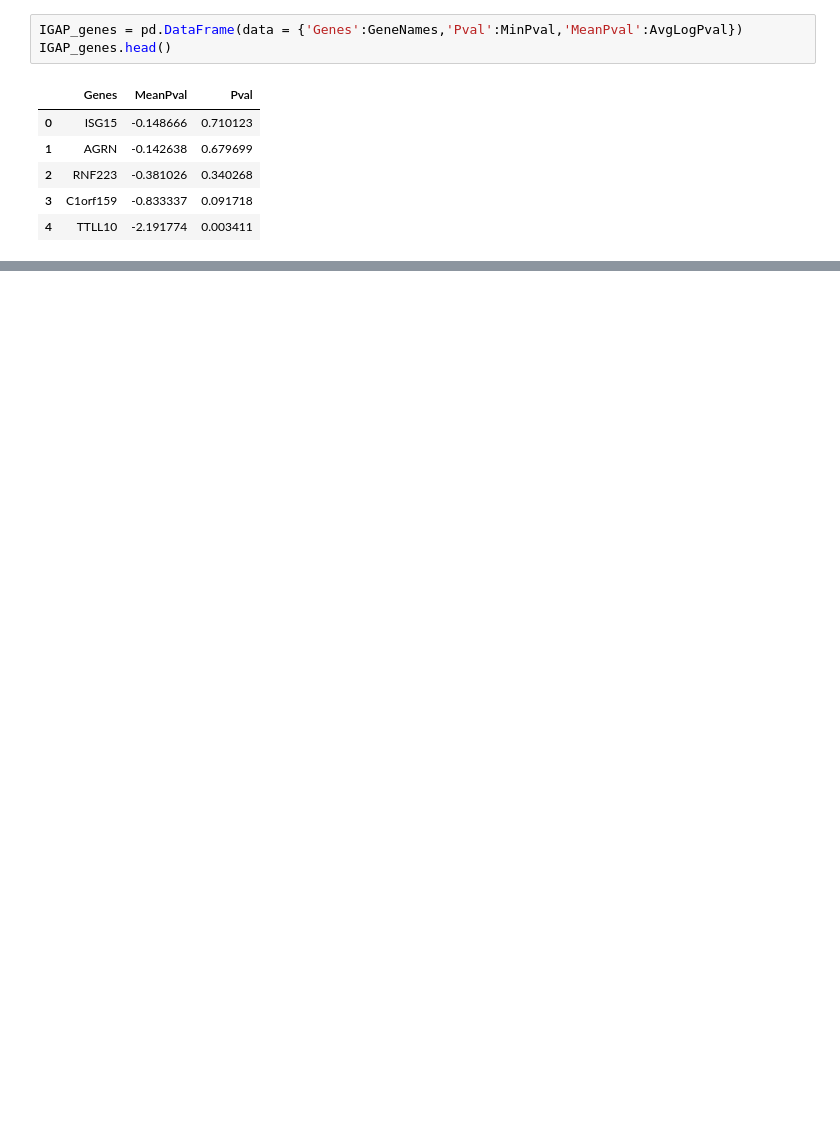
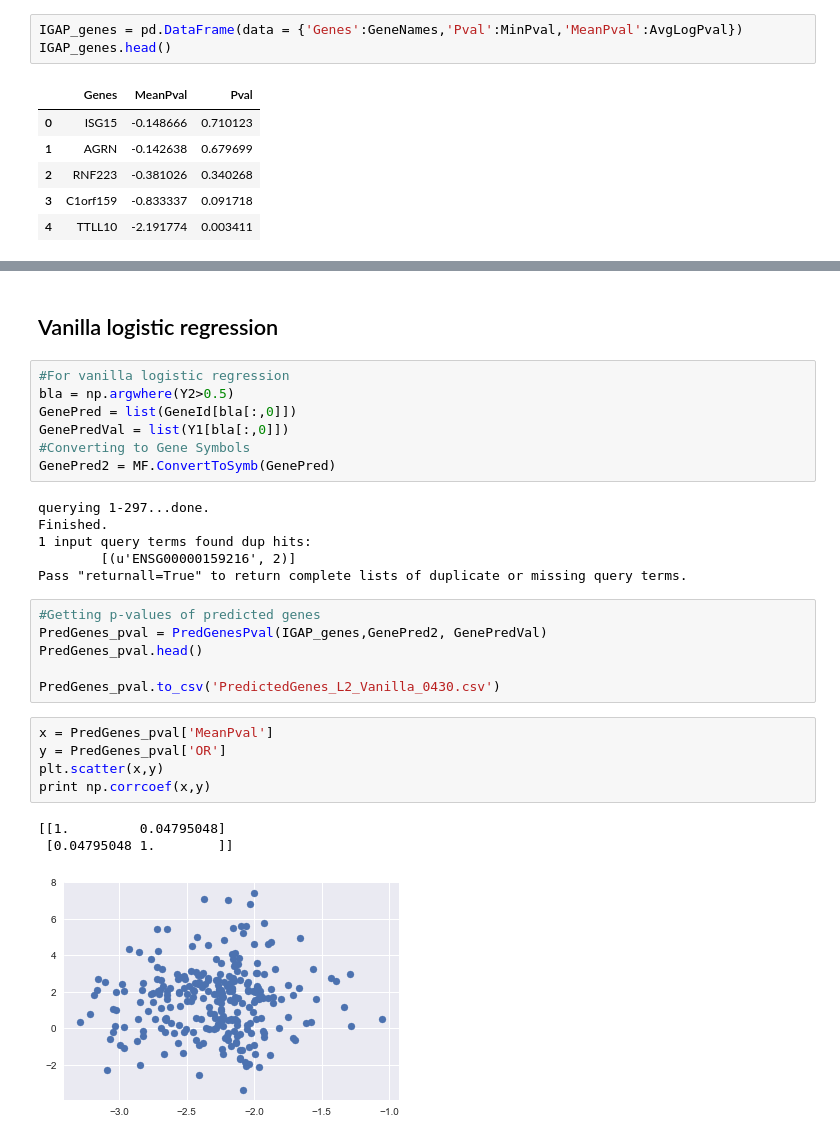
Before and after one commit to mukhes3/AMP-AD_Driver_Prediction_Engine, a Jupyter notebook: SemisupPredictor/IterativeSemisupervision.ipynb, the cells around one changed output, grey strips where cells are left out. Saved outputs shown, nothing was run; the diff lists cells and outputs as text; blank space fills up the shorter version.

```diff
--- a/SemisupPredictor/IterativeSemisupervision.ipynb
+++ b/SemisupPredictor/IterativeSemisupervision.ipynb
@@ -246,0 +282,30 @@ Ttest_indResult(statistic=2.0722890166209105, pvalue=0.038252713178450304)
+# %% [markdown]
+## Vanilla logistic regression
+# %%
+#For vanilla logistic regression
+bla = np.argwhere(Y2>0.5)
+GenePred = list(GeneId[bla[:,0]])
+GenePredVal = list(Y1[bla[:,0]])
+#Converting to Gene Symbols
+GenePred2 = MF.ConvertToSymb(GenePred)
+# %% [output]
+querying 1-297...done.
+Finished.
+1 input query terms found dup hits:
+        [(u'ENSG00000159216', 2)]
+Pass "returnall=True" to return complete lists of duplicate or missing query terms.
+# %%
+#Getting p-values of predicted genes
+PredGenes_pval = PredGenesPval(IGAP_genes,GenePred2, GenePredVal)
+PredGenes_pval.head()
+
+PredGenes_pval.to_csv('PredictedGenes_L2_Vanilla_0430.csv')
+# %%
+x = PredGenes_pval['MeanPval']
+y = PredGenes_pval['OR']
+plt.scatter(x,y)
+print np.corrcoef(x,y)
+# %% [output]
+[[1.         0.04795048]
+ [0.04795048 1.        ]]
+[figure, added]
```
Also changed, not shown: parts of 24 cells of this notebook.
